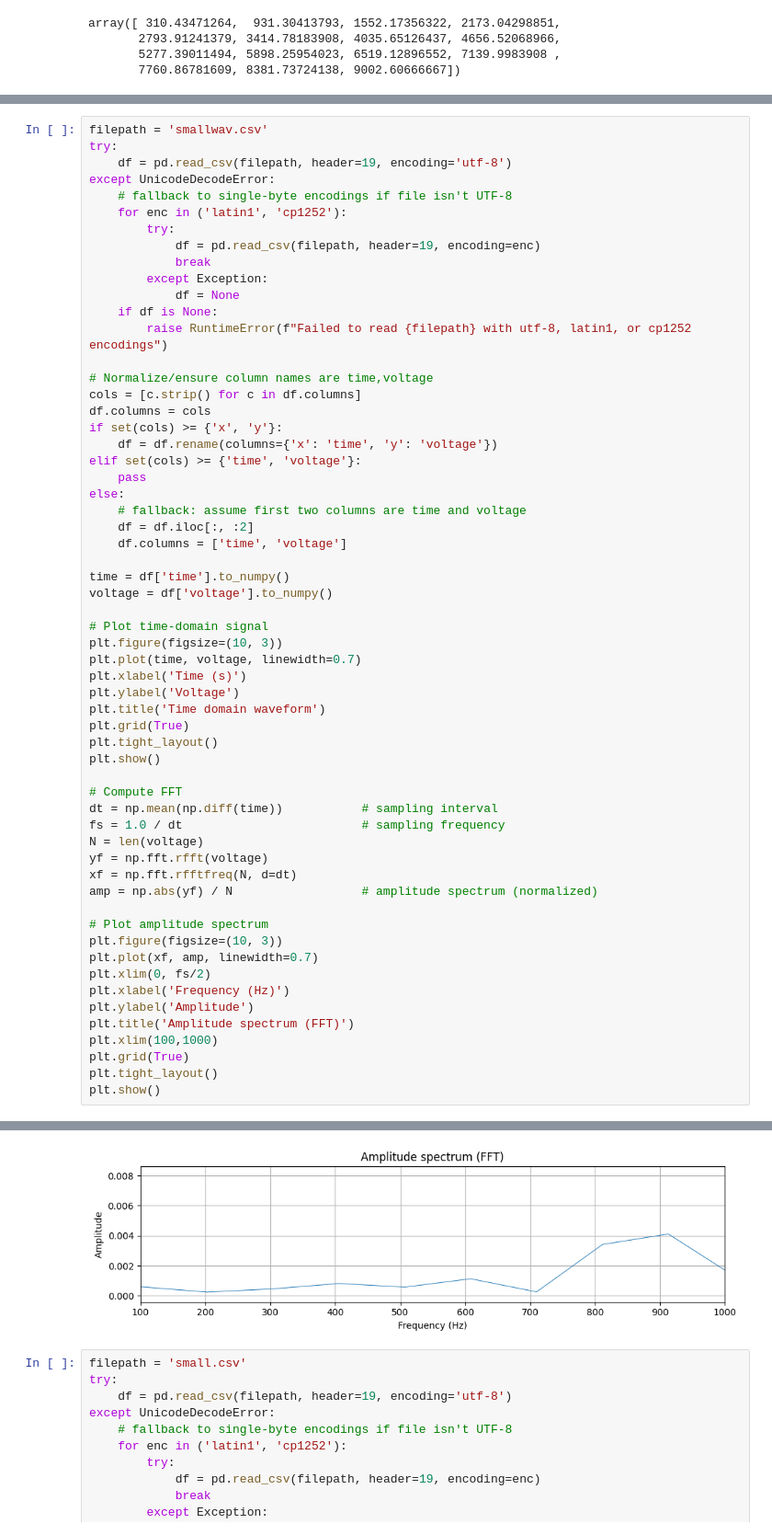
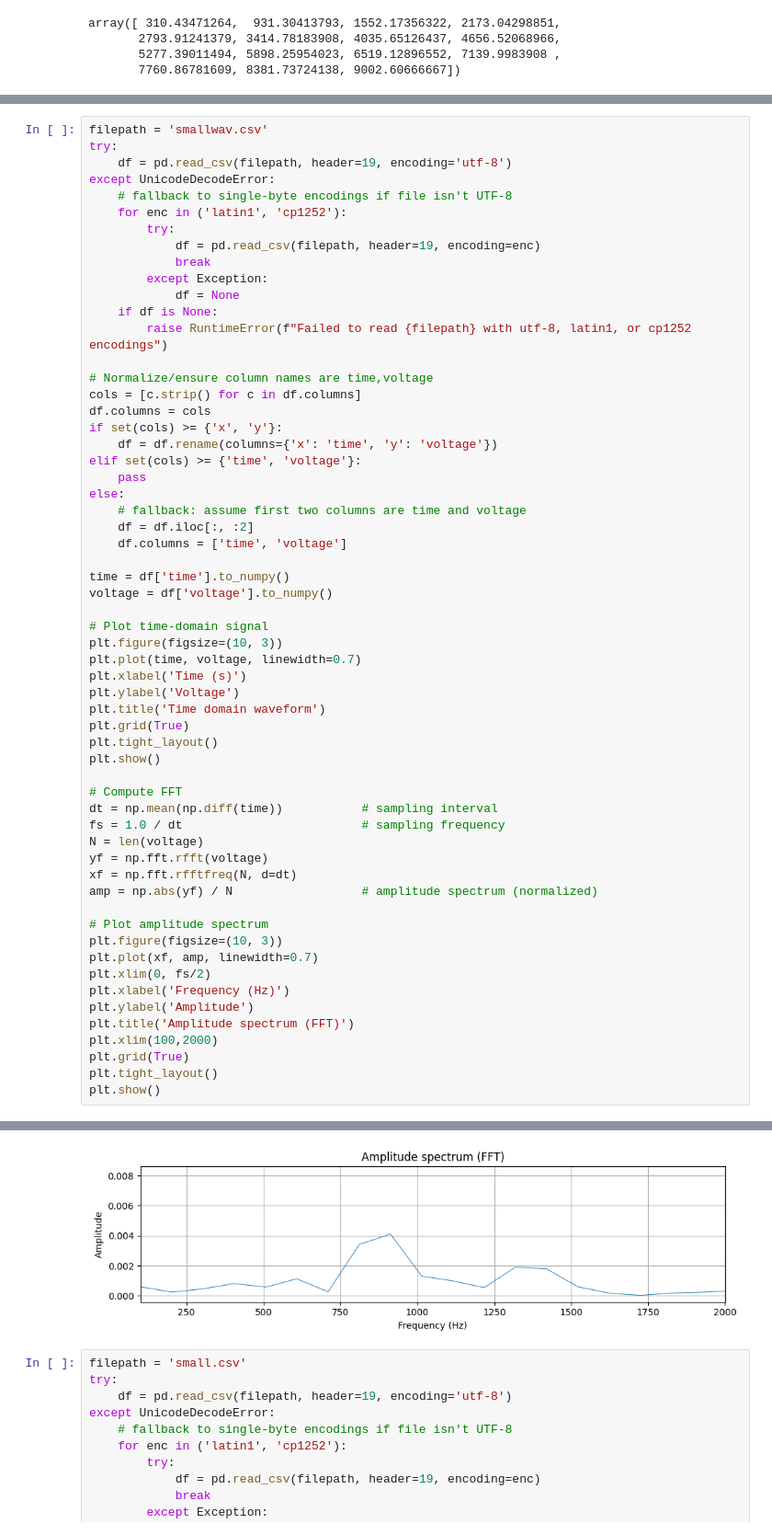
Before and after one commit to massiegabe/Acousticsproject, a Jupyter notebook: New Setup/Smalltube.ipynb, the cells around one changed output, grey strips where cells are left out. Shown at 92% size. Cells and saved outputs as stored; diff of their text form.

```diff
--- a/New Setup/Smalltube.ipynb
+++ b/New Setup/Smalltube.ipynb
@@ -73,35 +532,35 @@ voltage = df['voltage'].to_numpy()
 # Plot time-domain signal
 plt.figure(figsize=(10, 3))
 plt.plot(time, voltage, linewidth=0.7)
 plt.xlabel('Time (s)')
 plt.ylabel('Voltage')
 plt.title('Time domain waveform')
 plt.grid(True)
 plt.tight_layout()
 plt.show()
 
 # Compute FFT
 dt = np.mean(np.diff(time))           # sampling interval
 fs = 1.0 / dt                         # sampling frequency
 N = len(voltage)
 yf = np.fft.rfft(voltage)
 xf = np.fft.rfftfreq(N, d=dt)
 amp = np.abs(yf) / N                  # amplitude spectrum (normalized)
 
 # Plot amplitude spectrum
 plt.figure(figsize=(10, 3))
 plt.plot(xf, amp, linewidth=0.7)
 plt.xlim(0, fs/2)
 plt.xlabel('Frequency (Hz)')
 plt.ylabel('Amplitude')
 plt.title('Amplitude spectrum (FFT)')
-plt.xlim(100,1000)
+plt.xlim(100,2000)
 plt.grid(True)
 plt.tight_layout()
 plt.show()
 # %% [output]
 [figure]
-[figure, old version]
+[figure, new version]
 # %%
 filepath = 'small.csv'
 try:
```
Also changed, not shown: parts of 21 cells of this notebook, 26 other files.
